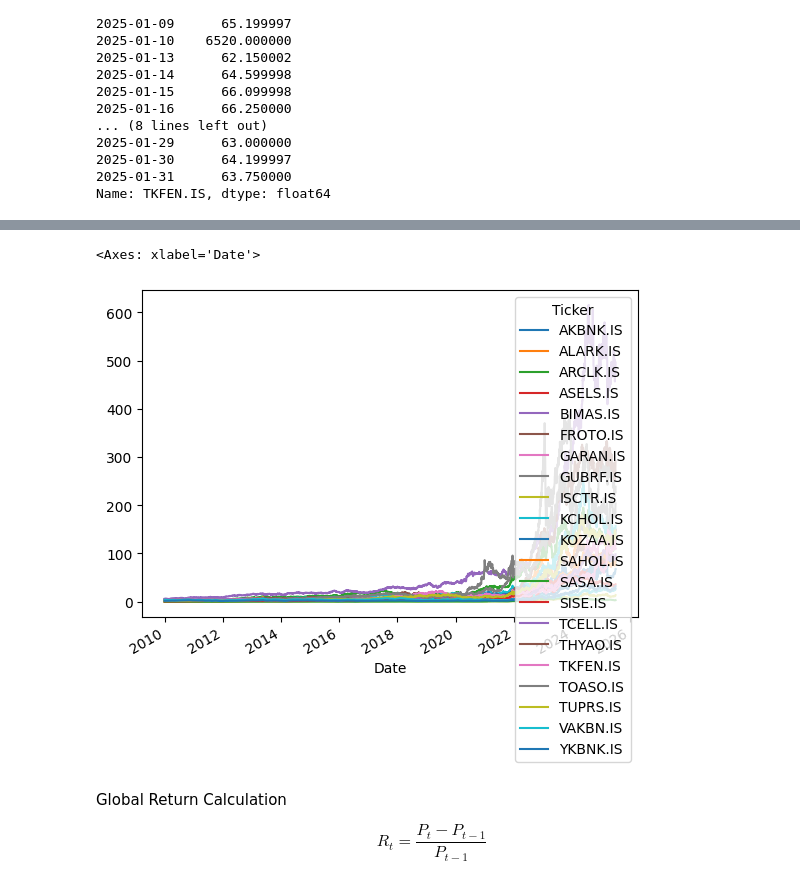
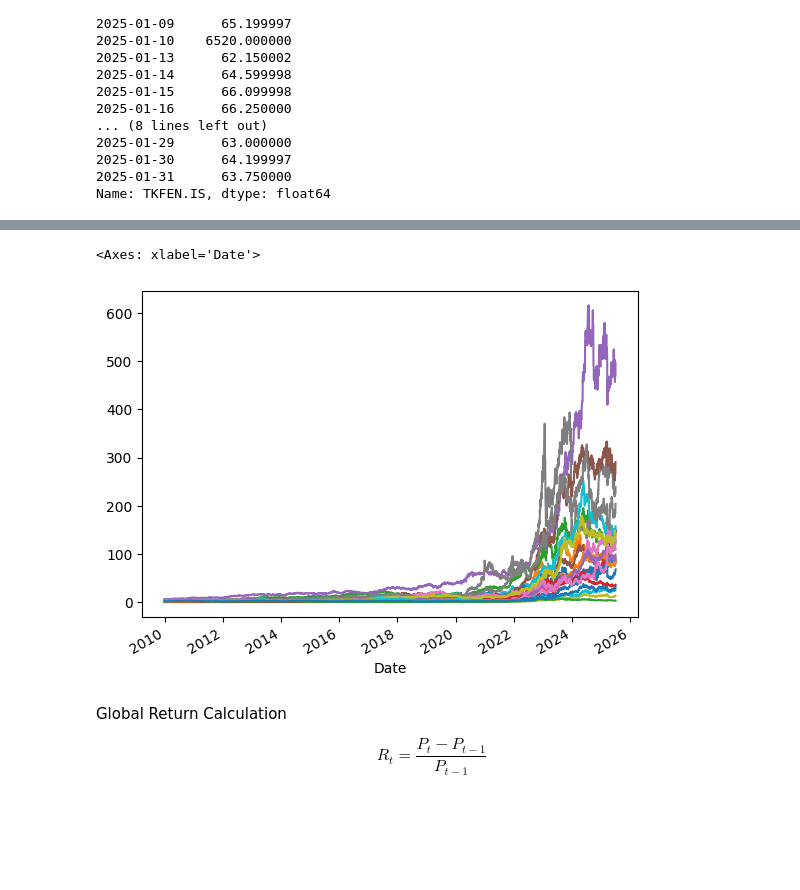
Before and after one commit to sercaanoncu/ClusteredMarkowitzTR, a Jupyter notebook: markowitz.ipynb, the cells around one changed output, grey strips where cells are left out. Drawn from its saved outputs; the diff is of its cells as text; code cells hidden in the pictures; blank space fills up the shorter version.

```diff
--- a/markowitz.ipynb
+++ b/markowitz.ipynb
@@ -63,5 +63,5 @@ Date
 2025-01-31      63.750000
 Name: TKFEN.IS, dtype: float64
 # %%
-data_clean["TKFEN.IS"]["2025-01-10"] = data_clean["TKFEN.IS"]["2025-01-10"]/100
+data_clean.loc["2025-01-10", "TKFEN.IS"] = data_clean.loc["2025-01-10", "TKFEN.IS"] / 100
 #Due to an error in the incoming data, the price was being calculated as 6520. We corrected this by dividing the price by 100. We can also use the mean or median of the previous and next days to correct this error.
@@ -83,8 +68,8 @@ See the caveats in the documentation: https://pandas.pydata.org/pandas-docs/stab
 # %%
-data_clean.plot()
+data_clean.plot(legend=False)
 # %% [output]
 <Axes: xlabel='Date'>
-[figure, old version]
+[figure, new version]
 # %% [markdown]
 Global Return Calculation
 
```
Also changed, not shown: parts of 18 cells of this notebook.
